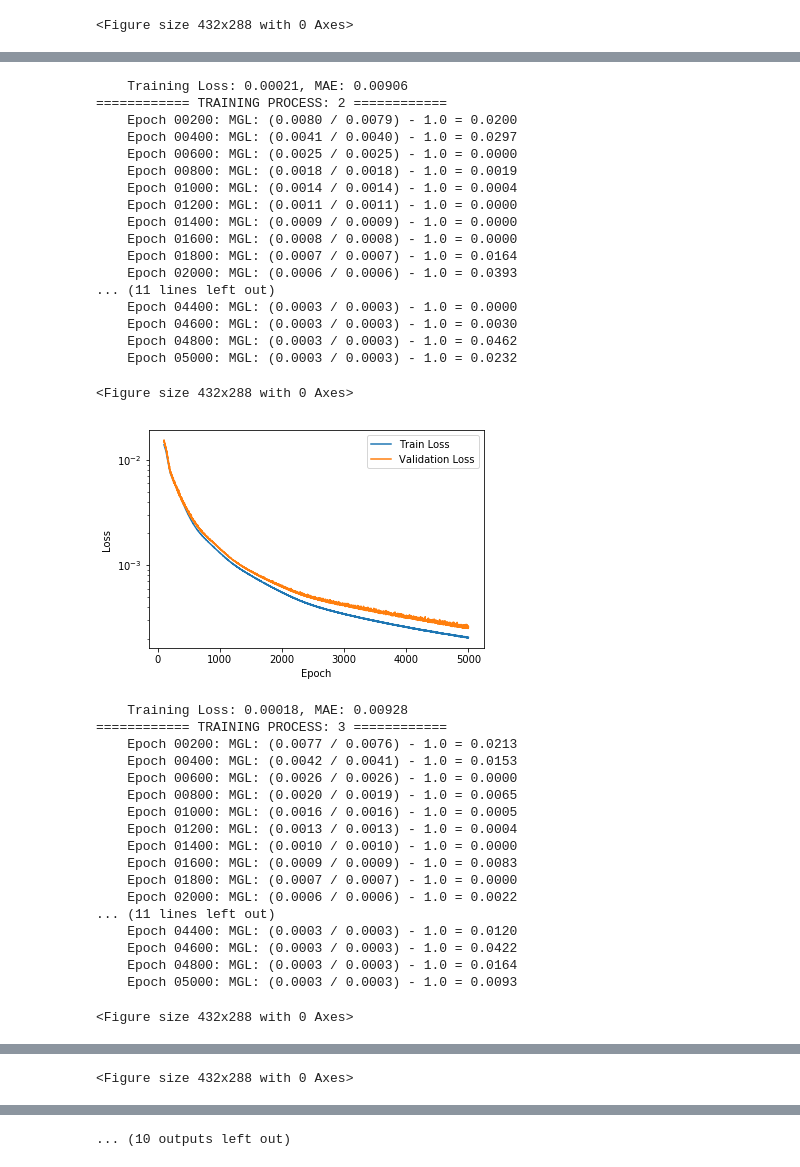
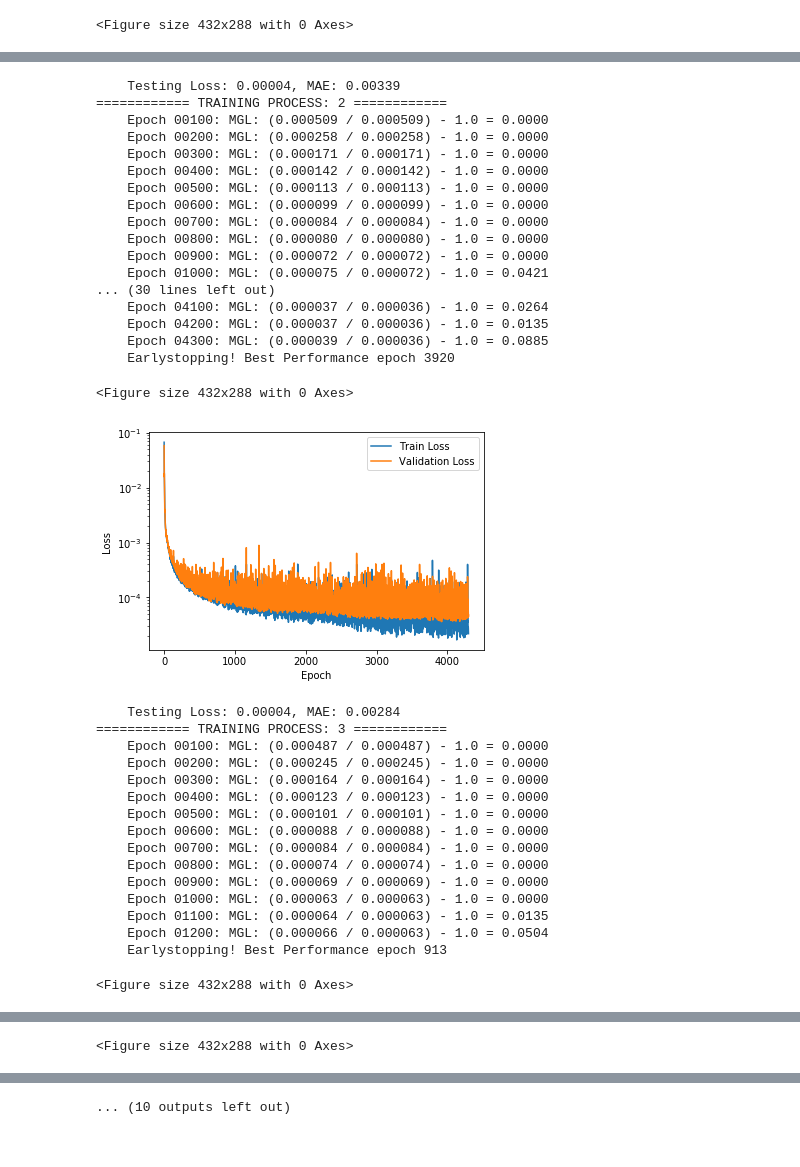
Before and after one commit to Arsennnic/ANN-FC-2.0, a Jupyter notebook: train_stab.ipynb, the cells around one changed output, grey strips where cells are left out. Saved outputs shown, nothing was run; the diff lists cells and outputs as text; code cells hidden in the pictures.

```diff
--- a/train_stab.ipynb
+++ b/train_stab.ipynb
@@ -5,7 +5,7 @@ model_1010 = st.train("improved-STAB-data/PM-simplex-T450-train-simplex-PS-PM.cs
                  "improved-STAB-data/PM-simplex-T450-test-simplex-PS-PM.csv",
                  validation_data = "improved-STAB-data/PM-simplex-T450-val-simplex-PS-PM.csv",
                  hidden_layer = 2, hidden_cells = [10, 10], batch_size = 1000,
-                 GL = 0.1, GL_epoch_strip = 200, min_epoch = 500, epoch = 5000, trans = None, train_number = 5,
+                 GL = 0.05, GL_epoch_strip = 100, min_epoch = 500, epoch = 5000, trans = None, train_number = 5,
                  plot = True, plot_name = "ST-T450-h1010")
 # %% [output]
 *** Number of training examples: 9870
@@ -89,7 +89,7 @@ model_20 = st.train("improved-STAB-data/PM-simplex-T450-train-simplex-PS-PM.csv"
                  "improved-STAB-data/PM-simplex-T450-test-simplex-PS-PM.csv",
                  validation_data = "improved-STAB-data/PM-simplex-T450-val-simplex-PS-PM.csv",
                  hidden_layer = 1, hidden_cells = [20], batch_size = 1000,
-                 GL = 0.1, GL_epoch_strip = 200, min_epoch = 200, epoch = 5000, trans = None, train_number = 5,
+                 GL = 0.05, GL_epoch_strip = 100, min_epoch = 200, epoch = 5000, trans = None, train_number = 5,
                  plot = True, plot_name = "ST-T450-h20")
 # %% [output]
 *** Number of training examples: 9870
@@ -114,37 +114,35 @@ model_20 = st.train("improved-STAB-data/PM-simplex-T450-train-simplex-PS-PM.csv"
-    Training Loss: 0.00021, MAE: 0.00906
+    Testing Loss: 0.00004, MAE: 0.00339
 ============ TRAINING PROCESS: 2 ============
-    Epoch 00200: MGL: (0.0080 / 0.0079) - 1.0 = 0.0200
-    Epoch 00400: MGL: (0.0041 / 0.0040) - 1.0 = 0.0297
-    Epoch 00600: MGL: (0.0025 / 0.0025) - 1.0 = 0.0000
-    Epoch 00800: MGL: (0.0018 / 0.0018) - 1.0 = 0.0019
-    Epoch 01000: MGL: (0.0014 / 0.0014) - 1.0 = 0.0004
-    Epoch 01200: MGL: (0.0011 / 0.0011) - 1.0 = 0.0000
-    Epoch 01400: MGL: (0.0009 / 0.0009) - 1.0 = 0.0000
-    Epoch 01600: MGL: (0.0008 / 0.0008) - 1.0 = 0.0000
-    Epoch 01800: MGL: (0.0007 / 0.0007) - 1.0 = 0.0164
-    Epoch 02000: MGL: (0.0006 / 0.0006) - 1.0 = 0.0393
-... (11 lines left out)
-    Epoch 04400: MGL: (0.0003 / 0.0003) - 1.0 = 0.0000
-    Epoch 04600: MGL: (0.0003 / 0.0003) - 1.0 = 0.0030
-    Epoch 04800: MGL: (0.0003 / 0.0003) - 1.0 = 0.0462
-    Epoch 05000: MGL: (0.0003 / 0.0003) - 1.0 = 0.0232
+    Epoch 00100: MGL: (0.000509 / 0.000509) - 1.0 = 0.0000
+    Epoch 00200: MGL: (0.000258 / 0.000258) - 1.0 = 0.0000
+    Epoch 00300: MGL: (0.000171 / 0.000171) - 1.0 = 0.0000
+    Epoch 00400: MGL: (0.000142 / 0.000142) - 1.0 = 0.0000
+    Epoch 00500: MGL: (0.000113 / 0.000113) - 1.0 = 0.0000
+    Epoch 00600: MGL: (0.000099 / 0.000099) - 1.0 = 0.0000
+    Epoch 00700: MGL: (0.000084 / 0.000084) - 1.0 = 0.0000
+    Epoch 00800: MGL: (0.000080 / 0.000080) - 1.0 = 0.0000
+    Epoch 00900: MGL: (0.000072 / 0.000072) - 1.0 = 0.0000
+    Epoch 01000: MGL: (0.000075 / 0.000072) - 1.0 = 0.0421
+... (30 lines left out)
+    Epoch 04100: MGL: (0.000037 / 0.000036) - 1.0 = 0.0264
+    Epoch 04200: MGL: (0.000037 / 0.000036) - 1.0 = 0.0135
+    Epoch 04300: MGL: (0.000039 / 0.000036) - 1.0 = 0.0885
+    Earlystopping! Best Performance epoch 3920
 <Figure size 432x288 with 0 Axes>
-[figure, old version]
+[figure, new version]
-    Training Loss: 0.00018, MAE: 0.00928
+    Testing Loss: 0.00004, MAE: 0.00284
 ============ TRAINING PROCESS: 3 ============
-    Epoch 00200: MGL: (0.0077 / 0.0076) - 1.0 = 0.0213
-    Epoch 00400: MGL: (0.0042 / 0.0041) - 1.0 = 0.0153
-    Epoch 00600: MGL: (0.0026 / 0.0026) - 1.0 = 0.0000
-    Epoch 00800: MGL: (0.0020 / 0.0019) - 1.0 = 0.0065
-    Epoch 01000: MGL: (0.0016 / 0.0016) - 1.0 = 0.0005
-    Epoch 01200: MGL: (0.0013 / 0.0013) - 1.0 = 0.0004
-    Epoch 01400: MGL: (0.0010 / 0.0010) - 1.0 = 0.0000
-    Epoch 01600: MGL: (0.0009 / 0.0009) - 1.0 = 0.0083
-    Epoch 01800: MGL: (0.0007 / 0.0007) - 1.0 = 0.0000
-    Epoch 02000: MGL: (0.0006 / 0.0006) - 1.0 = 0.0022
-... (11 lines left out)
-    Epoch 04400: MGL: (0.0003 / 0.0003) - 1.0 = 0.0120
-    Epoch 04600: MGL: (0.0003 / 0.0003) - 1.0 = 0.0422
-    Epoch 04800: MGL: (0.0003 / 0.0003) - 1.0 = 0.0164
-    Epoch 05000: MGL: (0.0003 / 0.0003) - 1.0 = 0.0093
+    Epoch 00100: MGL: (0.000487 / 0.000487) - 1.0 = 0.0000
+    Epoch 00200: MGL: (0.000245 / 0.000245) - 1.0 = 0.0000
+    Epoch 00300: MGL: (0.000164 / 0.000164) - 1.0 = 0.0000
+    Epoch 00400: MGL: (0.000123 / 0.000123) - 1.0 = 0.0000
+    Epoch 00500: MGL: (0.000101 / 0.000101) - 1.0 = 0.0000
+    Epoch 00600: MGL: (0.000088 / 0.000088) - 1.0 = 0.0000
+    Epoch 00700: MGL: (0.000084 / 0.000084) - 1.0 = 0.0000
+    Epoch 00800: MGL: (0.000074 / 0.000074) - 1.0 = 0.0000
+    Epoch 00900: MGL: (0.000069 / 0.000069) - 1.0 = 0.0000
+    Epoch 01000: MGL: (0.000063 / 0.000063) - 1.0 = 0.0000
+    Epoch 01100: MGL: (0.000064 / 0.000063) - 1.0 = 0.0135
+    Epoch 01200: MGL: (0.000066 / 0.000063) - 1.0 = 0.0504
+    Earlystopping! Best Performance epoch 913
 <Figure size 432x288 with 0 Axes>
```
Also changed, not shown: parts of 26 cells of this notebook, 5 other files.
